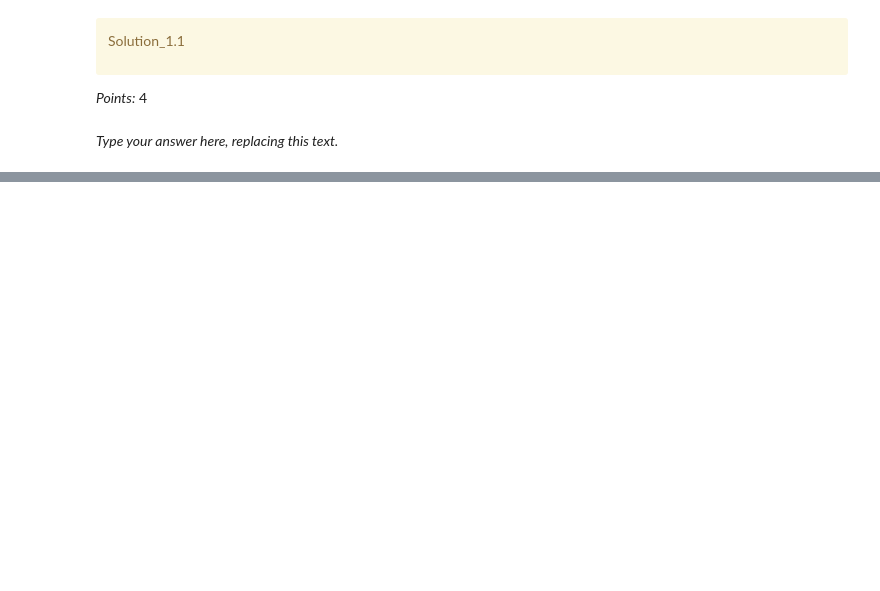
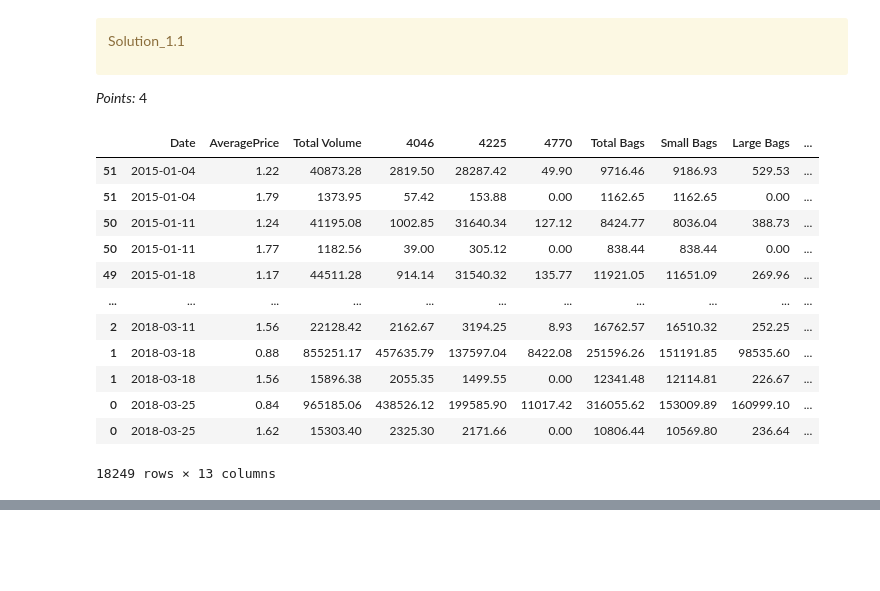
Before and after one commit to lsheresa/hw8, a Jupyter notebook: hw8.ipynb, the cells around one changed output, grey strips where cells are left out. Cells and saved outputs as stored; diff of their text form; code cells hidden in the pictures; blank space fills up the shorter version.

```diff
--- a/hw8.ipynb
+++ b/hw8.ipynb
@@ -105,5 +105,3 @@ Solution_1.1
 </div>
 
 _Points:_ 4
-# %% [markdown]
-_Type your answer here, replacing this text._
@@ -113,0 +108,16 @@ _Type your answer here, replacing this text._
+# %%
+(df.sort_values(by=["region", "Date"]))
+# %% [output]
+|  | Date | AveragePrice | Total Volume | 4046 | 4225 | 4770 | Total Bags | Small Bags | Large Bags | ... |
+| 51 | 2015-01-04 | 1.22 | 40873.28 | 2819.50 | 28287.42 | 49.90 | 9716.46 | 9186.93 | 529.53 | ... |
+| 51 | 2015-01-04 | 1.79 | 1373.95 | 57.42 | 153.88 | 0.00 | 1162.65 | 1162.65 | 0.00 | ... |
+| 50 | 2015-01-11 | 1.24 | 41195.08 | 1002.85 | 31640.34 | 127.12 | 8424.77 | 8036.04 | 388.73 | ... |
+| 50 | 2015-01-11 | 1.77 | 1182.56 | 39.00 | 305.12 | 0.00 | 838.44 | 838.44 | 0.00 | ... |
+| 49 | 2015-01-18 | 1.17 | 44511.28 | 914.14 | 31540.32 | 135.77 | 11921.05 | 11651.09 | 269.96 | ... |
+| ... | ... | ... | ... | ... | ... | ... | ... | ... | ... | ... |
+| 2 | 2018-03-11 | 1.56 | 22128.42 | 2162.67 | 3194.25 | 8.93 | 16762.57 | 16510.32 | 252.25 | ... |
+| 1 | 2018-03-18 | 0.88 | 855251.17 | 457635.79 | 137597.04 | 8422.08 | 251596.26 | 151191.85 | 98535.60 | ... |
+| 1 | 2018-03-18 | 1.56 | 15896.38 | 2055.35 | 1499.55 | 0.00 | 12341.48 | 12114.81 | 226.67 | ... |
+| 0 | 2018-03-25 | 0.84 | 965185.06 | 438526.12 | 199585.90 | 11017.42 | 316055.62 | 153009.89 | 160999.10 | ... |
+| 0 | 2018-03-25 | 1.62 | 15303.40 | 2325.30 | 2171.66 | 0.00 | 10806.44 | 10569.80 | 236.64 | ... |
+18249 rows × 13 columns
```
Also changed, not shown: parts of 27 cells of this notebook.
